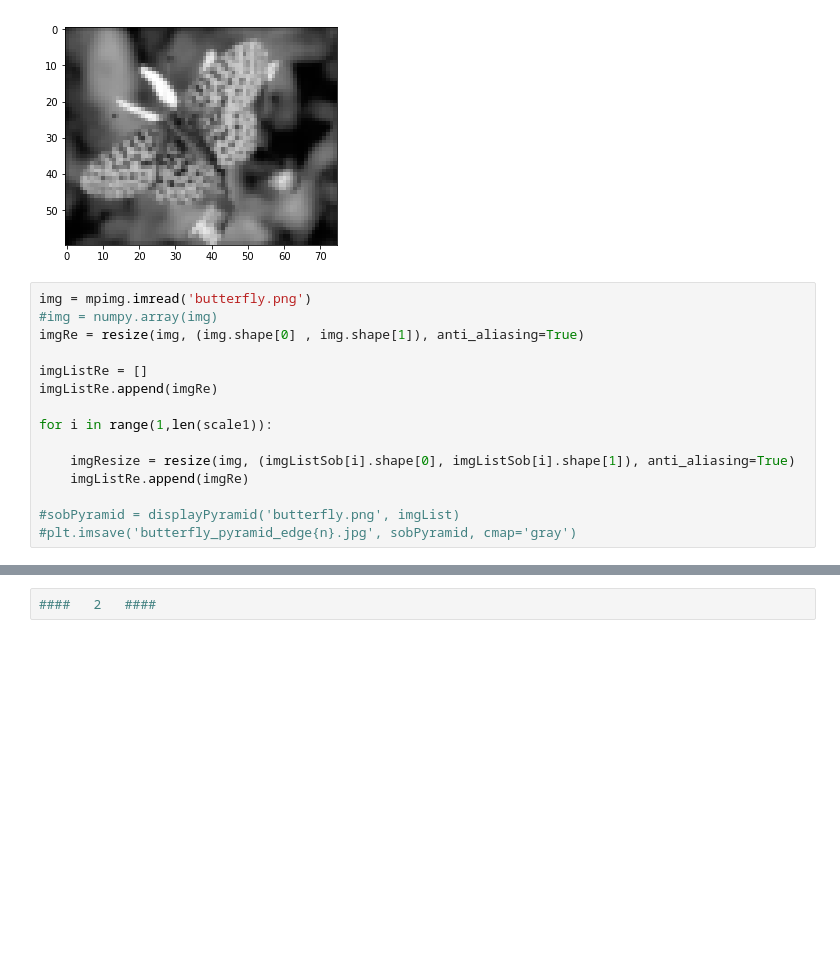
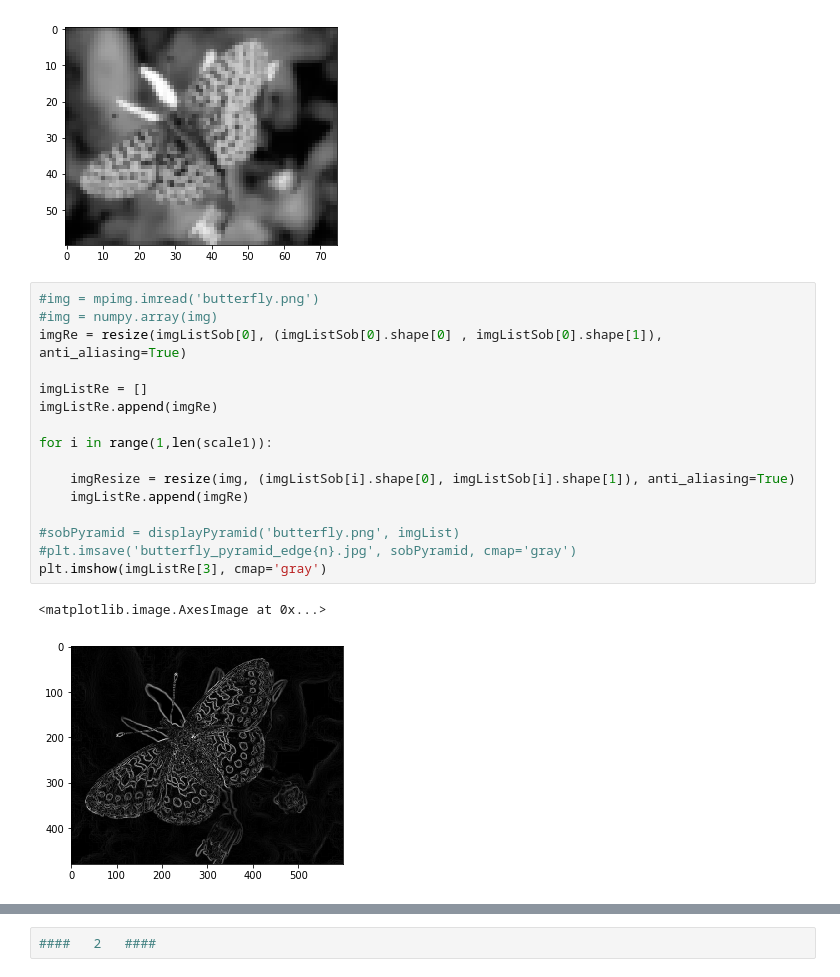
Before and after one commit to neezcha/483H3, a Jupyter notebook: 483H3.ipynb, the cells around one changed output, grey strips where cells are left out. Cells and saved outputs as stored; diff of their text form; blank space fills up the shorter version.

Commit message:
save images 1d

```diff
--- a/483H3.ipynb
+++ b/483H3.ipynb
@@ -136,20 +136,24 @@ plt.imshow(image_resized, cmap='gray')
 <matplotlib.image.AxesImage at 0x...>
 [figure]
 # %%
-img = mpimg.imread('butterfly.png')
+#img = mpimg.imread('butterfly.png')
 #img = numpy.array(img)
-imgRe = resize(img, (img.shape[0] , img.shape[1]), anti_aliasing=True)
+imgRe = resize(imgListSob[0], (imgListSob[0].shape[0] , imgListSob[0].shape[1]), anti_aliasing=True)
 
 imgListRe = []
 imgListRe.append(imgRe)
 
 for i in range(1,len(scale1)):
 
     imgResize = resize(img, (imgListSob[i].shape[0], imgListSob[i].shape[1]), anti_aliasing=True)
     imgListRe.append(imgRe)
 
 #sobPyramid = displayPyramid('butterfly.png', imgList)
 #plt.imsave('butterfly_pyramid_edge{n}.jpg', sobPyramid, cmap='gray')
+plt.imshow(imgListRe[3], cmap='gray')
+# %% [output]
+<matplotlib.image.AxesImage at 0x...>
+[figure, added]
 # %%
 # idsplay comparisons
 fig = plt.figure()
```
Also changed, not shown: parts of 1 cell of this notebook, 5 other files.
